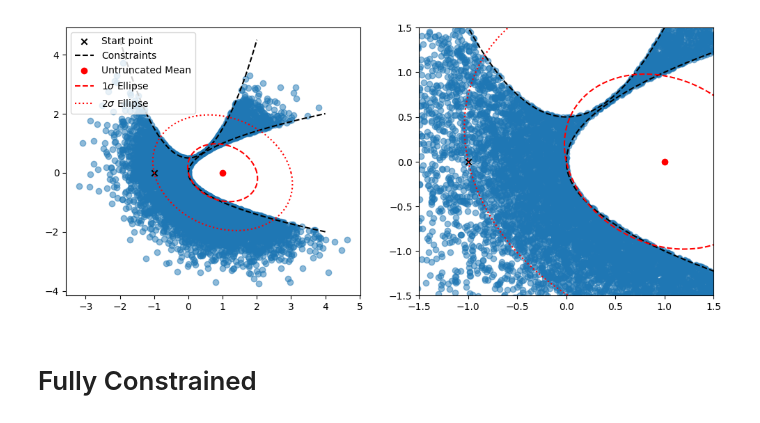
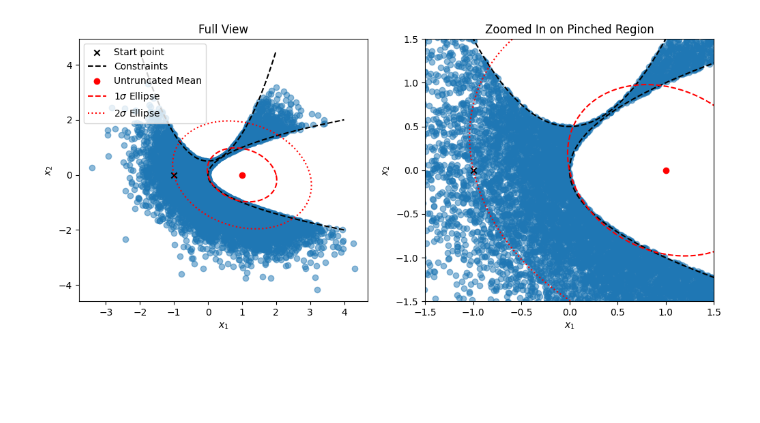
Before and after one commit to erik-a-bensen/tmg_hmc, a Jupyter notebook: examples/multi-constraint_examples.ipynb, the cells around one changed output. Cells and saved outputs as stored; diff of their text form; code cells hidden in the pictures; blank space fills up the shorter version.

```diff
--- a/examples/multi-constraint_examples.ipynb
+++ b/examples/multi-constraint_examples.ipynb
@@ -7,74 +65,55 @@ import numpy as np
 # %%
-mu = np.array([1, 0])
-sigma = np.array([[1.0, -0.2], [-0.2, 1.0]])
-
-sampler = TMGSampler(mu, sigma, gpu=False)
-sampler.add_constraint(
-    A=np.array([[1.0, 0], [0, 0]]),
-    f=np.array([0, -1.0]),
-    c=0.5,
-    sparse=True,
-    compiled=True,
-)  # X2 <= X1^2 + 0.5
-sampler.add_constraint(
-    A=np.array([[0, 0], [0, 1.0]]),
-    f=np.array([-1.0, 0]),
-    c=0,
-    sparse=True,
-    compiled=True,
-)  # X1 <= X2^2
-x0 = np.array([-1, 0]).reshape(-1, 1)
-samples = sampler.sample(x0, 10000, 100)
-
+# Compute 1-sigma and 2-sigma ellipses of the untruncated distribution
 theta = np.linspace(0, 2 * np.pi, 100)
 ellipse = np.array(
     [
-        np.linalg.cholesky(sigma).T
-        @ np.array([np.cos(theta_i), np.sin(theta_i)]).reshape(-1, 1)
+        np.linalg.cholesky(sigma).T @ np.array([np.cos(t), np.sin(t)]).reshape(-1, 1)
         + mu.reshape(-1, 1)
-        for theta_i in theta
+        for t in theta
     ]
 )
 ellipse2 = np.array(
     [
         2
         * np.linalg.cholesky(sigma).T
-        @ np.array([np.cos(theta_i), np.sin(theta_i)]).reshape(-1, 1)
+        @ np.array([np.cos(t), np.sin(t)]).reshape(-1, 1)
         + mu.reshape(-1, 1)
-        for theta_i in theta
+        for t in theta
     ]
 )
 
+# Show two panels: full view and zoomed in to the feasible region
 fig, axs = plt.subplots(1, 2, figsize=(12, 5))
-for i in range(2):
-    ax = axs[i]
+x = np.linspace(-2, 2, 100)
+for i, ax in enumerate(axs):
     ax.scatter(samples[:, 0], samples[:, 1], alpha=0.5)
     ax.scatter(x0[0], x0[1], color="k", marker="x", label="Start point")
-    # Plot constraint boundary
-    x = np.linspace(-2, 2, 100)
+    # Constraint boundaries
     ax.plot(x, x**2 + 0.5, color="black", linestyle="--", label="Constraints")
     ax.plot(x**2, x, color="black", linestyle="--")
-    # Plot true mean and 1 sigma ellipse
     ax.scatter(mu[0], mu[1], color="red", label="Untruncated Mean")
     ax.plot(
         ellipse[:, 0],
         ellipse[:, 1],
         color="red",
         linestyle="--",
         label=r"1$\sigma$ Ellipse",
     )
     ax.plot(
         ellipse2[:, 0],
         ellipse2[:, 1],
         color="red",
         linestyle=":",
         label=r"2$\sigma$ Ellipse",
     )
+    ax.set_xlabel("$x_1$")
+    ax.set_ylabel("$x_2$")
 axs[0].legend()
+# Zoom in on the feasible region
 axs[1].set_xlim(-1.5, 1.5)
 axs[1].set_ylim(-1.5, 1.5)
+axs[0].set_title("Full View")
+axs[1].set_title("Zoomed In on Pinched Region")
 plt.show()
 # %% [output]
-[figure, old version]
+[figure, new version]
-# %% [markdown]
-# Fully Constrained
```
Also changed, not shown: parts of 8 cells of this notebook, 5 other files.
